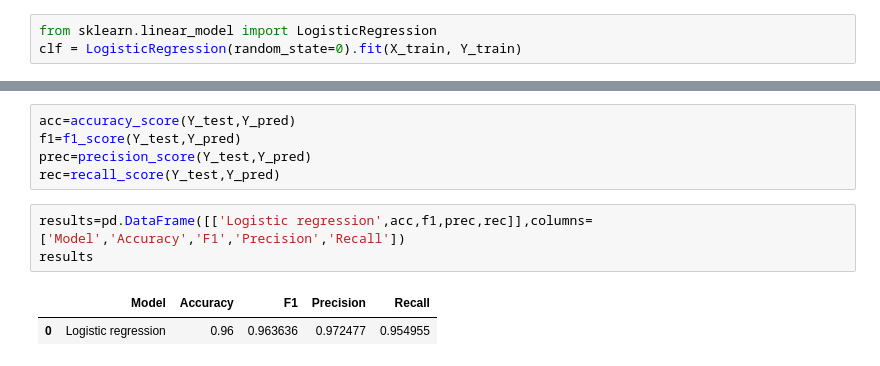
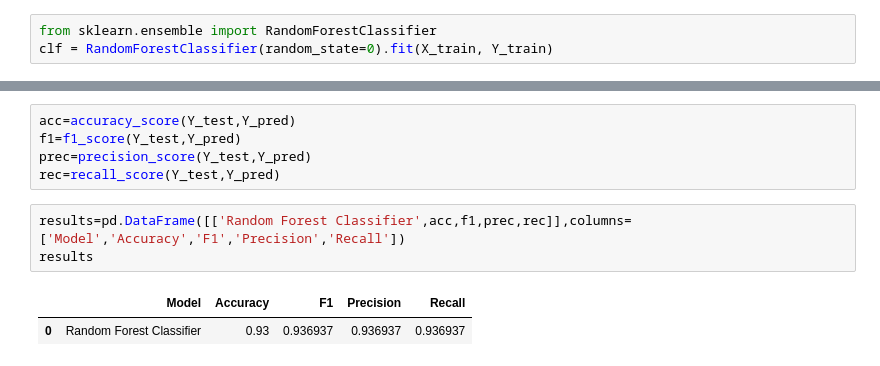
Before and after one commit to ritikbhatt20/AdPulse, a Jupyter notebook: advertise.ipynb, the cells around one changed output, grey strips where cells are left out. Drawn from its saved outputs; the diff is of its cells as text.

```diff
--- a/advertise.ipynb
+++ b/advertise.ipynb
@@ -363,8 +363,8 @@ array([[ 0.68151885, -1.59171433, -0.6639286 ,  0.64565463, -0.95596841],
        [-0.53560399,  0.67427279,  1.31753347, -0.96176486, -0.95596841],
        [ 1.5547542 ,  0.44767408,  0.33886526,  0.28969341, -0.95596841]])
 # %%
-from sklearn.linear_model import LogisticRegression
-clf = LogisticRegression(random_state=0).fit(X_train, Y_train)
+from sklearn.ensemble import RandomForestClassifier
+clf = RandomForestClassifier(random_state=0).fit(X_train, Y_train)
 # %%
 Y_pred= clf.predict(X_test)
 # %%
@@ -388,8 +388,8 @@ f1=f1_score(Y_test,Y_pred)
 prec=precision_score(Y_test,Y_pred)
 rec=recall_score(Y_test,Y_pred)
 # %%
-results=pd.DataFrame([['Logistic regression',acc,f1,prec,rec]],columns=['Model','Accuracy','F1','Precision','Recall'])
+results=pd.DataFrame([['Random Forest Classifier',acc,f1,prec,rec]],columns=['Model','Accuracy','F1','Precision','Recall'])
 results
 # %% [output]
 |  | Model | Accuracy | F1 | Precision | Recall |
-| 0 | Logistic regression | 0.96 | 0.963636 | 0.972477 | 0.954955 |
+| 0 | Random Forest Classifier | 0.93 | 0.936937 | 0.936937 | 0.936937 |
```
Also changed, not shown: parts of 6 cells of this notebook.
